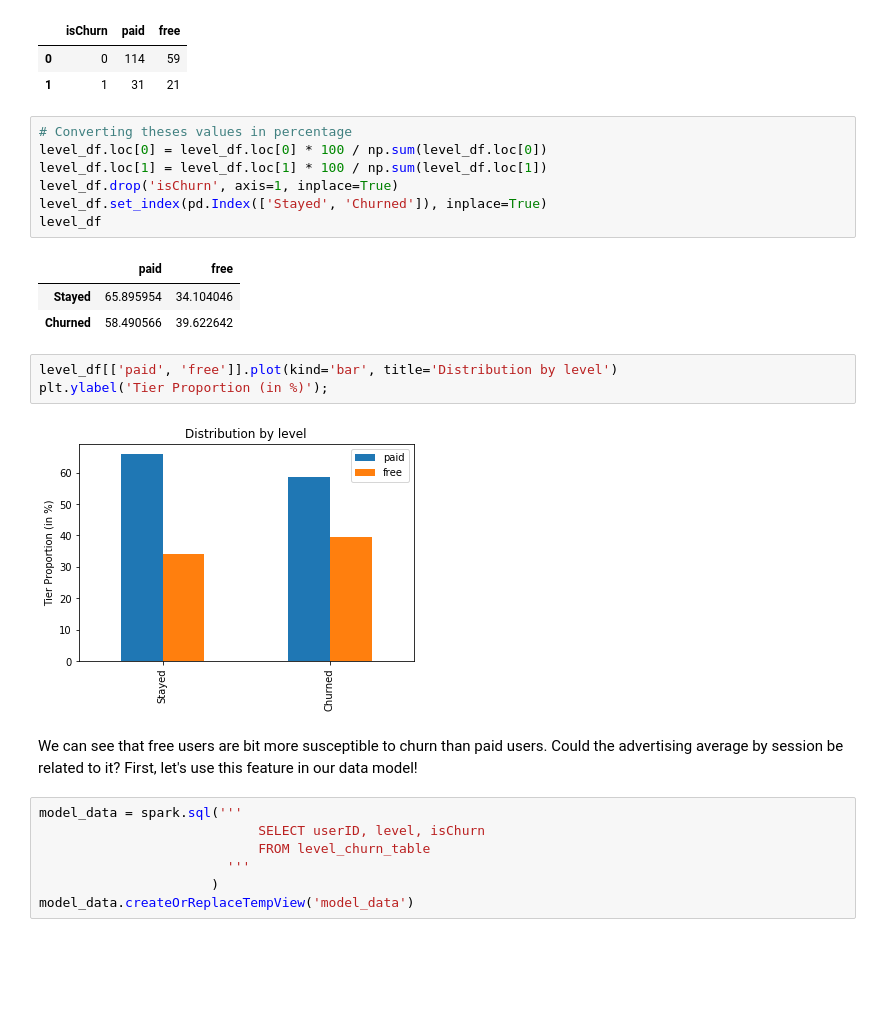
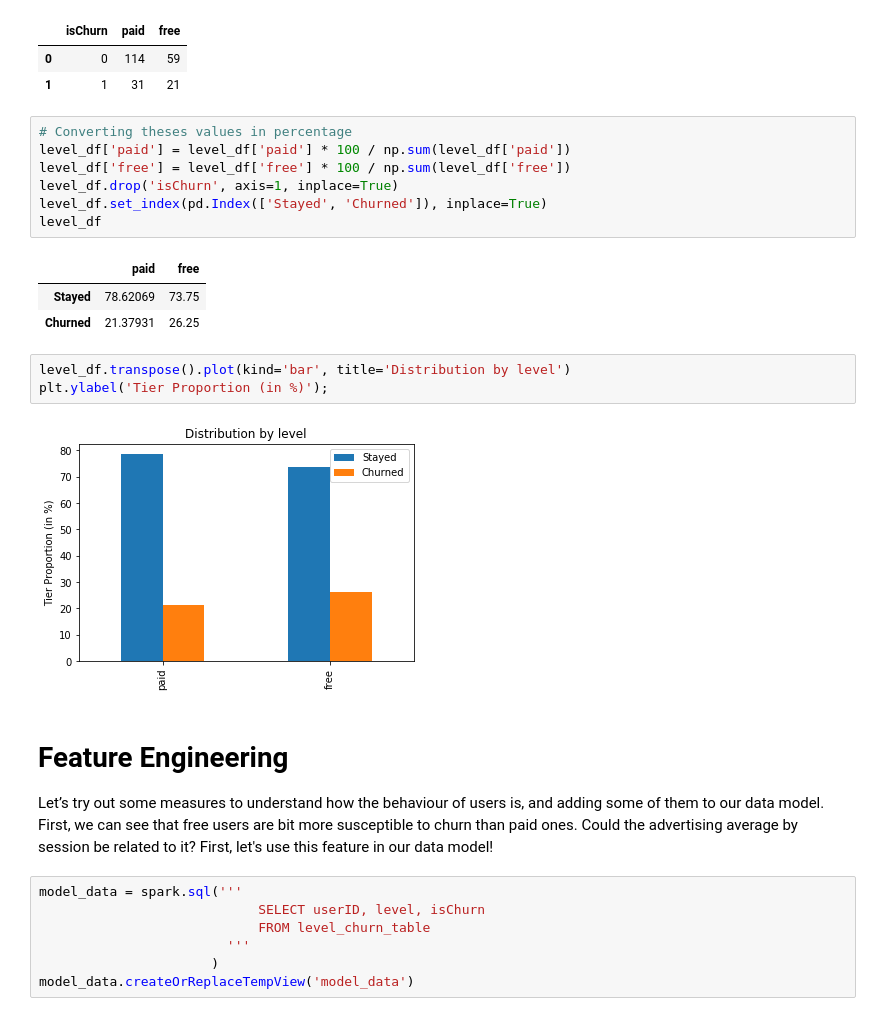
Before and after one commit to thiagolimaop/sparkify_churn, a Jupyter notebook: Sparkify.ipynb, the cells around one changed output. Cells and saved outputs as stored; diff of their text form; blank space fills up the shorter version.

```diff
--- a/Sparkify.ipynb
+++ b/Sparkify.ipynb
@@ -499,22 +507,24 @@ level_df
 | 1 | 1 | 31 | 21 |
 # %%
 # Converting theses values in percentage
-level_df.loc[0] = level_df.loc[0] * 100 / np.sum(level_df.loc[0])
-level_df.loc[1] = level_df.loc[1] * 100 / np.sum(level_df.loc[1])
+level_df['paid'] = level_df['paid'] * 100 / np.sum(level_df['paid'])
+level_df['free'] = level_df['free'] * 100 / np.sum(level_df['free'])
 level_df.drop('isChurn', axis=1, inplace=True)
 level_df.set_index(pd.Index(['Stayed', 'Churned']), inplace=True)
 level_df
 # %% [output]
 |  | paid | free |
-| Stayed | 65.895954 | 34.104046 |
-| Churned | 58.490566 | 39.622642 |
+| Stayed | 78.62069 | 73.75 |
+| Churned | 21.37931 | 26.25 |
 # %%
-level_df[['paid', 'free']].plot(kind='bar', title='Distribution by level')
+level_df.transpose().plot(kind='bar', title='Distribution by level')
 plt.ylabel('Tier Proportion (in %)');
 # %% [output]
-[figure, old version]
+[figure, new version]
 # %% [markdown]
-We can see that free users are bit more susceptible to churn than paid users. Could the advertising average by session be related to it? First, let's use this feature in our data model!
+# Feature Engineering
+
+Let’s try out some measures to understand how the behaviour of users is, and adding some of them to our data model. First, we can see that free users are bit more susceptible to churn than paid ones. Could the advertising average by session be related to it? First, let's use this feature in our data model!
 # %%
 model_data = spark.sql('''
                             SELECT userID, level, isChurn
```
Also changed, not shown: parts of 61 cells of this notebook.
